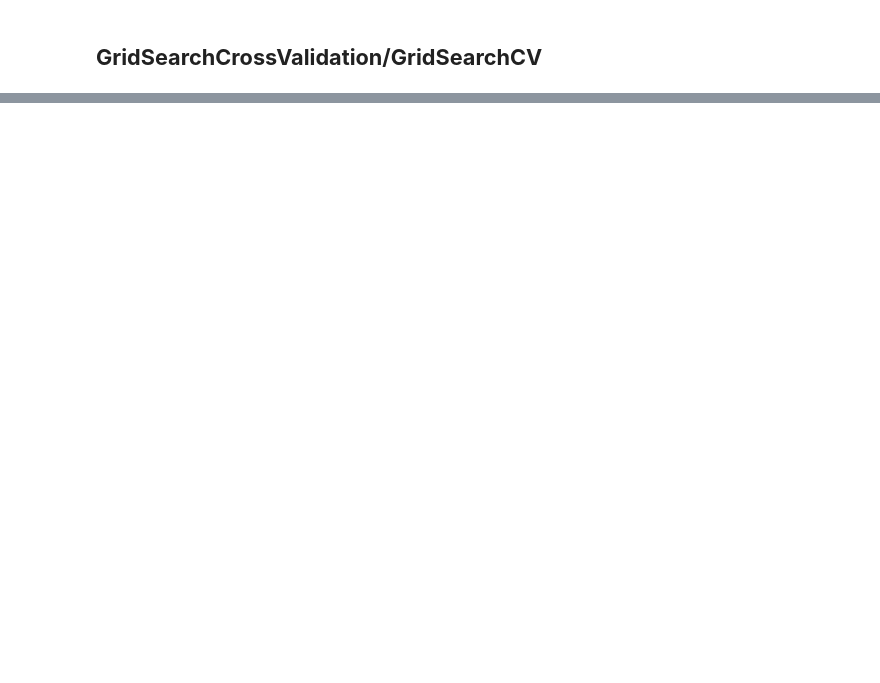
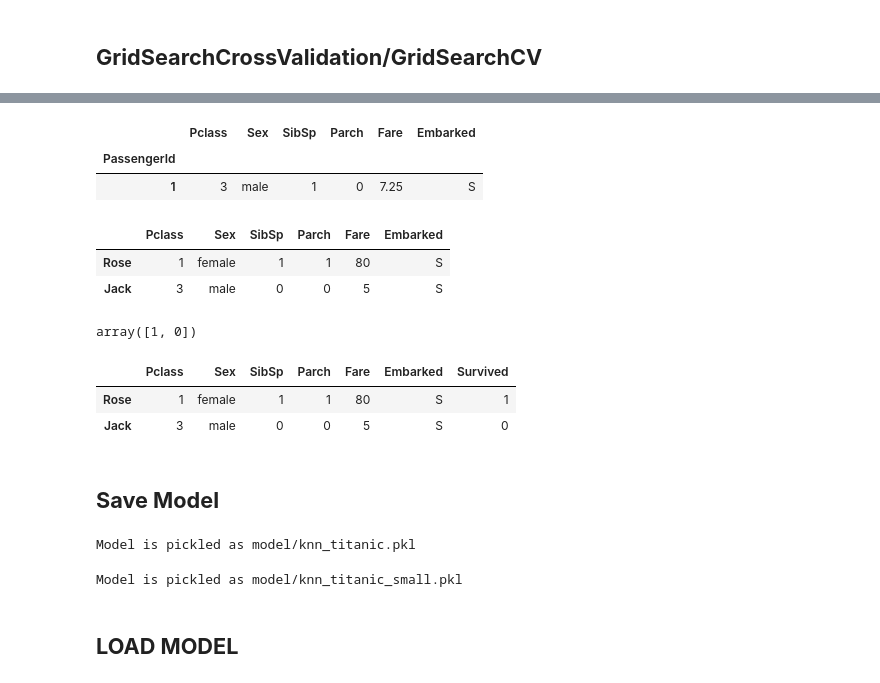
Before and after one commit to Ibnuamrithaher/Mechine-Learning-And-Deep-Learning, a Jupyter notebook: Course 2/part3-Scikit-learn Pipeline and workflow.ipynb, the cells around one changed output, grey strips where cells are left out. Drawn from its saved outputs; the diff is of its cells as text; code cells hidden in the pictures; blank space fills up the shorter version.

```diff
--- a/Course 2/part3-Scikit-learn Pipeline and workflow.ipynb
+++ b/Course 2/part3-Scikit-learn Pipeline and workflow.ipynb
@@ -207,0 +212,31 @@ model.score(x_train,y_train),pipeline.score(x_test,y_test)
+# %%
+x.iloc[0:1]
+# %% [output]
+|  | Pclass | Sex | SibSp | Parch | Fare | Embarked |
+| PassengerId |  |  |  |  |  |  |
+| 1 | 3 | male | 1 | 0 | 7.25 | S |
+# %%
+data = [
+    [1,"female",1,1,80,"S"],
+    [3,"male",0,0,5,"S"]
+]
+
+x_pred = pd.DataFrame(data,index=["Rose","Jack"],columns=x.columns)
+x_pred
+# %% [output]
+|  | Pclass | Sex | SibSp | Parch | Fare | Embarked |
+| Rose | 1 | female | 1 | 1 | 80 | S |
+| Jack | 3 | male | 0 | 0 | 5 | S |
+# %%
+model.predict(x_pred)
+# %% [output]
+array([1, 0])
+# %%
+x_pred["Survived"] = model.predict(x_pred)
+x_pred
+# %% [output]
+|  | Pclass | Sex | SibSp | Parch | Fare | Embarked | Survived |
+| Rose | 1 | female | 1 | 1 | 80 | S | 1 |
+| Jack | 3 | male | 0 | 0 | 5 | S | 0 |
+# %% [markdown]
+## **Save Model**
@@ -207,0 +245,10 @@ model.score(x_train,y_train),pipeline.score(x_test,y_test)
+# %%
+save_model(model, "knn_titanic.pkl")
+# %% [output]
+Model is pickled as model/knn_titanic.pkl
+# %%
+save_model(model.best_estimator_,"knn_titanic_small.pkl")
+# %% [output]
+Model is pickled as model/knn_titanic_small.pkl
+# %% [markdown]
+## **LOAD MODEL**
```
Also changed, not shown: parts of 15 cells of this notebook.
